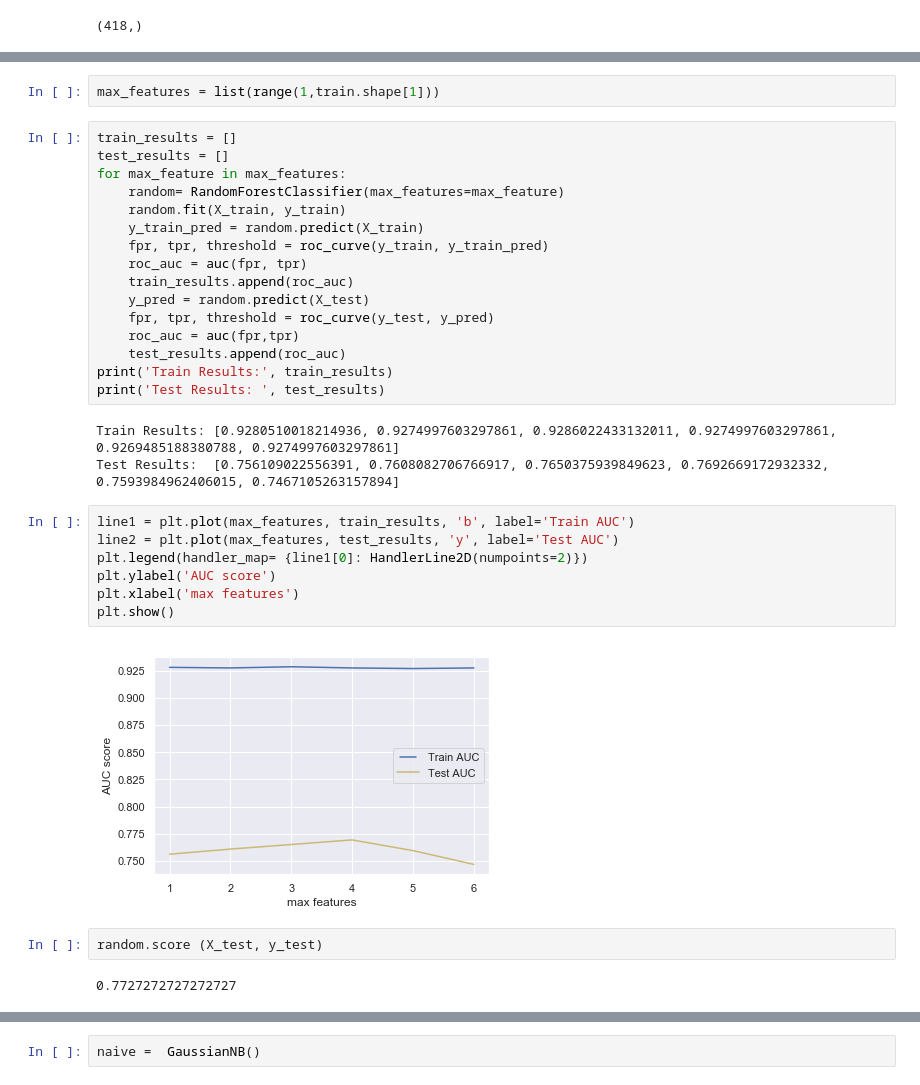
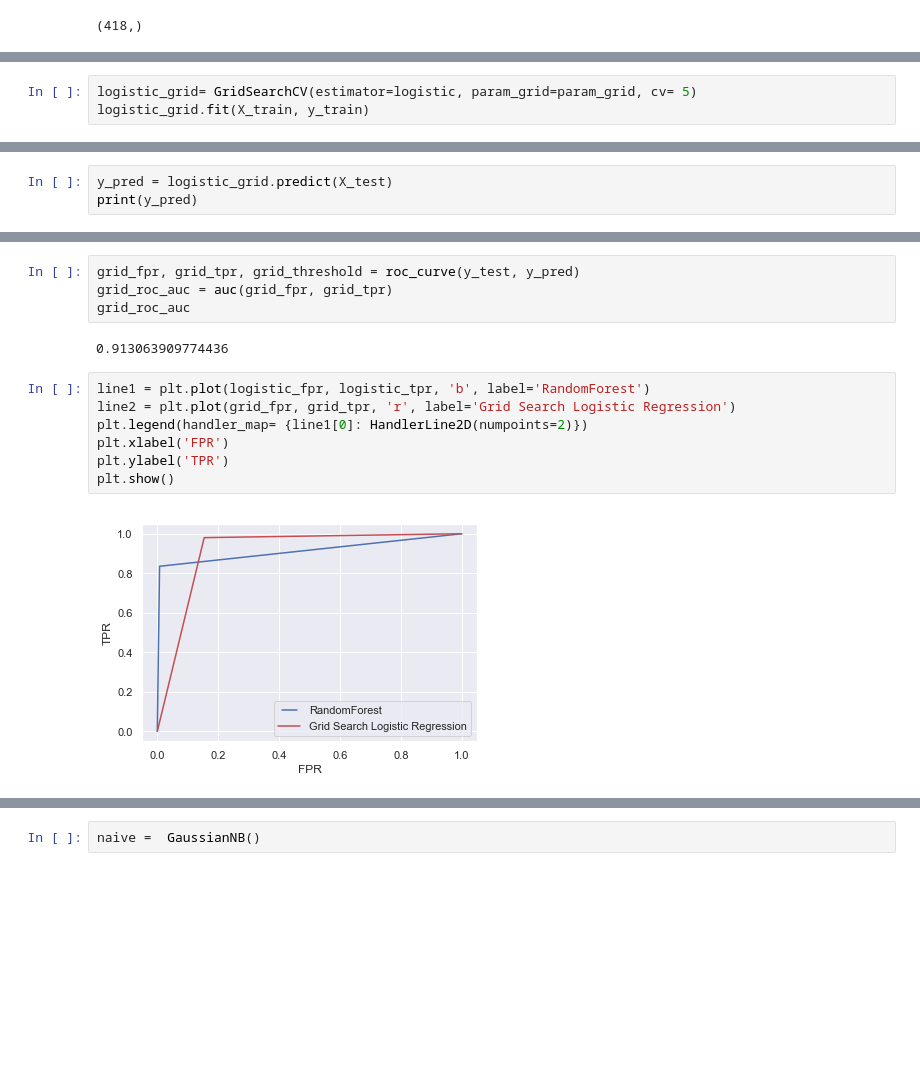
Before and after one commit to PriyaShrinithi/Titanic, a Jupyter notebook: Titanic.ipynb, the cells around one changed output, grey strips where cells are left out. Drawn from its saved outputs; the diff is of its cells as text; blank space fills up the shorter version.

```diff
--- a/Titanic.ipynb
+++ b/Titanic.ipynb
@@ -735,0 +1220,3 @@ print(errors)
+# %%
+logistic_grid= GridSearchCV(estimator=logistic, param_grid=param_grid, cv= 5)
+logistic_grid.fit(X_train, y_train)
@@ -735,0 +1235,3 @@ print(errors)
+# %%
+y_pred = logistic_grid.predict(X_test)
+print(y_pred)
@@ -760,34 +1310,15 @@ weighted avg       0.79      0.79      0.79       418
-# %%
-max_features = list(range(1,train.shape[1]))
-# %%
-train_results = []
-test_results = []
-for max_feature in max_features:
-    random= RandomForestClassifier(max_features=max_feature)
-    random.fit(X_train, y_train)
-    y_train_pred = random.predict(X_train)
-    fpr, tpr, threshold = roc_curve(y_train, y_train_pred)
-    roc_auc = auc(fpr, tpr)
-    train_results.append(roc_auc)
-    y_pred = random.predict(X_test)
-    fpr, tpr, threshold = roc_curve(y_test, y_pred)
-    roc_auc = auc(fpr,tpr)
-    test_results.append(roc_auc)
-print('Train Results:', train_results)
-print('Test Results: ', test_results)
-# %% [output]
-Train Results: [0.9280510018214936, 0.9274997603297861, 0.9286022433132011, 0.9274997603297861, 0.9269485188380788, 0.9274997603297861]
-Test Results:  [0.756109022556391, 0.7608082706766917, 0.7650375939849623, 0.7692669172932332, 0.7593984962406015, 0.7467105263157894]
+# %%
+grid_fpr, grid_tpr, grid_threshold = roc_curve(y_test, y_pred)
+grid_roc_auc = auc(grid_fpr, grid_tpr)
+grid_roc_auc
+# %% [output]
+0.913063909774436
 # %%
-line1 = plt.plot(max_features, train_results, 'b', label='Train AUC')
-line2 = plt.plot(max_features, test_results, 'y', label='Test AUC')
+line1 = plt.plot(logistic_fpr, logistic_tpr, 'b', label='RandomForest')
+line2 = plt.plot(grid_fpr, grid_tpr, 'r', label='Grid Search Logistic Regression')
 plt.legend(handler_map= {line1[0]: HandlerLine2D(numpoints=2)})
-plt.ylabel('AUC score')
-plt.xlabel('max features')
+plt.xlabel('FPR')
+plt.ylabel('TPR')
 plt.show()
 # %% [output]
-[figure, old version]
+[figure, new version]
-# %%
-random.score (X_test, y_test)
-# %% [output]
-0.7727272727272727
```
Also changed, not shown: parts of 193 cells of this notebook.
